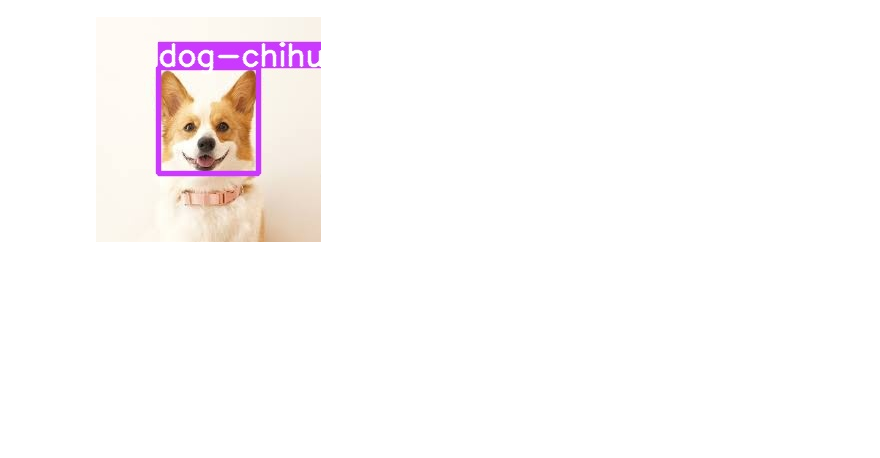
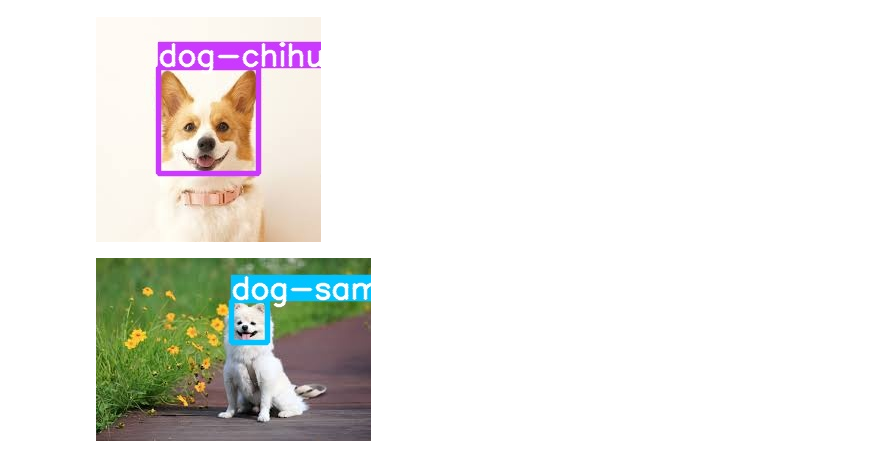
Before and after one commit to Mung-Tamjung/PETECTIVE-ai, a Jupyter notebook: training_1.ipynb, the cells around one changed output. Saved outputs shown, nothing was run; the diff lists cells and outputs as text; code cells hidden in the pictures; blank space fills up the shorter version.

```diff
--- a/training_1.ipynb
+++ b/training_1.ipynb
@@ -97,3 +119,11 @@ img = cv2.imread('/content/yolov5/runs/detect/exp/testimage.jpeg')
 cv2_imshow(img)
 # %% [output]
 [figure]
+# %%
+import cv2
+from google.colab.patches import cv2_imshow
+
+img = cv2.imread('/content/yolov5/runs/detect/exp2/testimage2.jpeg')
+cv2_imshow(img)
+# %% [output]
+[figure, added]
```
Also changed, not shown: parts of 3 cells of this notebook.
